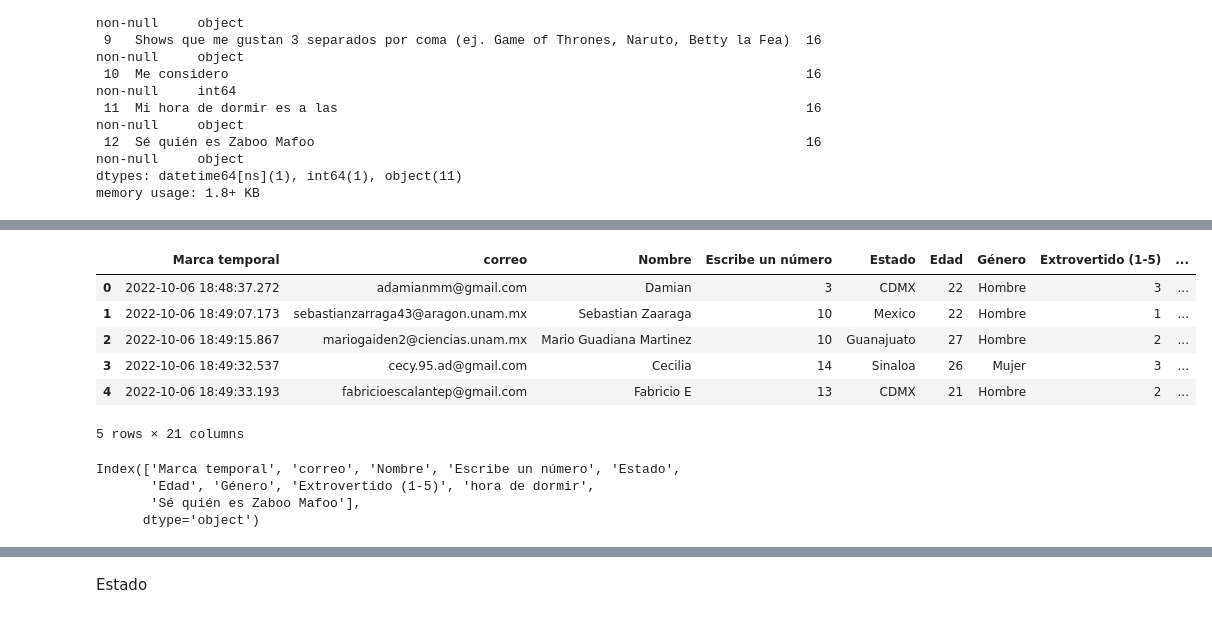
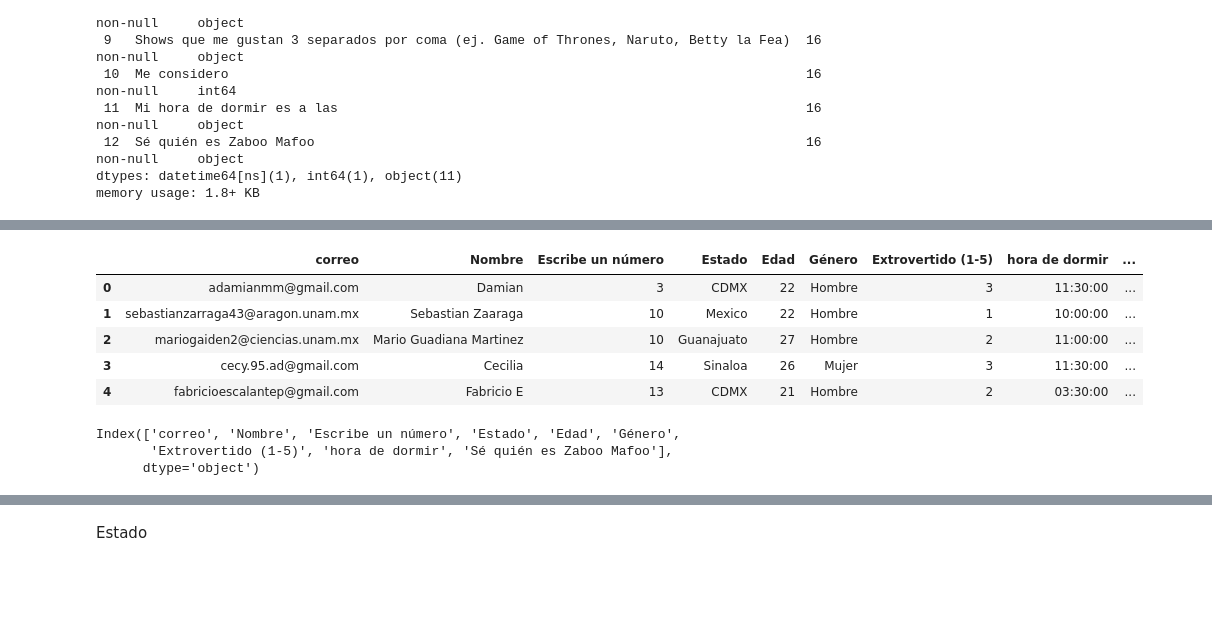
Before and after one commit to Jorge-Ramiro/programming-exercises, a Jupyter notebook: KMeans.ipynb, the cells around one changed output, grey strips where cells are left out. Saved outputs shown, nothing was run; the diff lists cells and outputs as text; code cells hidden in the pictures; blank space fills up the shorter version.

Commit message:
limpiando las ultimas columnas

```diff
--- a/KMeans.ipynb
+++ b/KMeans.ipynb
@@ -68,27 +68,26 @@ data
 # %%
 data_frame = []
 for column in ['Genero musical', 'mis mascotas', 'tv shows']:
     x = 'g' if 'Genero musical' in column else 'm' if 'mis mascotas' in column else 's'
     new_data = data[column].str.split(',', expand=True)
     new_data.rename(columns={col: str(col) + x  for col in new_data.columns}, inplace=True)
     data_frame.append(new_data)
 
 new_data = data.join(data_frame).drop(columns=['Genero musical', 'mis mascotas', 'tv shows'])
+new_data.drop(columns='Marca temporal', inplace=True)
 new_data.head()
 # %% [output]
-|  | Marca temporal | correo | Nombre | Escribe un número | Estado | Edad | Género | Extrovertido (1-5) | ... |
-| 0 | 2022-10-06 18:48:37.272 | adamianmm@gmail.com | Damian | 3 | CDMX | 22 | Hombre | 3 | ... |
-| 1 | 2022-10-06 18:49:07.173 | sebastianzarraga43@aragon.unam.mx | Sebastian Zaaraga | 10 | Mexico | 22 | Hombre | 1 | ... |
-| 2 | 2022-10-06 18:49:15.867 | mariogaiden2@ciencias.unam.mx | Mario Guadiana Martinez | 10 | Guanajuato | 27 | Hombre | 2 | ... |
-| 3 | 2022-10-06 18:49:32.537 | cecy.95.ad@gmail.com | Cecilia | 14 | Sinaloa | 26 | Mujer | 3 | ... |
-| 4 | 2022-10-06 18:49:33.193 | fabricioescalantep@gmail.com | Fabricio E | 13 | CDMX | 21 | Hombre | 2 | ... |
+|  | correo | Nombre | Escribe un número | Estado | Edad | Género | Extrovertido (1-5) | hora de dormir | ... |
+| 0 | adamianmm@gmail.com | Damian | 3 | CDMX | 22 | Hombre | 3 | 11:30:00 | ... |
+| 1 | sebastianzarraga43@aragon.unam.mx | Sebastian Zaaraga | 10 | Mexico | 22 | Hombre | 1 | 10:00:00 | ... |
+| 2 | mariogaiden2@ciencias.unam.mx | Mario Guadiana Martinez | 10 | Guanajuato | 27 | Hombre | 2 | 11:00:00 | ... |
+| 3 | cecy.95.ad@gmail.com | Cecilia | 14 | Sinaloa | 26 | Mujer | 3 | 11:30:00 | ... |
+| 4 | fabricioescalantep@gmail.com | Fabricio E | 13 | CDMX | 21 | Hombre | 2 | 03:30:00 | ... |
-5 rows × 21 columns
 # %%
-new_data.columns[:10]
+new_data.columns[:9]
 # %% [output]
-Index(['Marca temporal', 'correo', 'Nombre', 'Escribe un número', 'Estado',
-       'Edad', 'Género', 'Extrovertido (1-5)', 'hora de dormir',
-       'Sé quién es Zaboo Mafoo'],
+Index(['correo', 'Nombre', 'Escribe un número', 'Estado', 'Edad', 'Género',
+       'Extrovertido (1-5)', 'hora de dormir', 'Sé quién es Zaboo Mafoo'],
       dtype='object')
 # %%
 def strip_capitalize(string):
```
Also changed, not shown: parts of 8 cells of this notebook.
